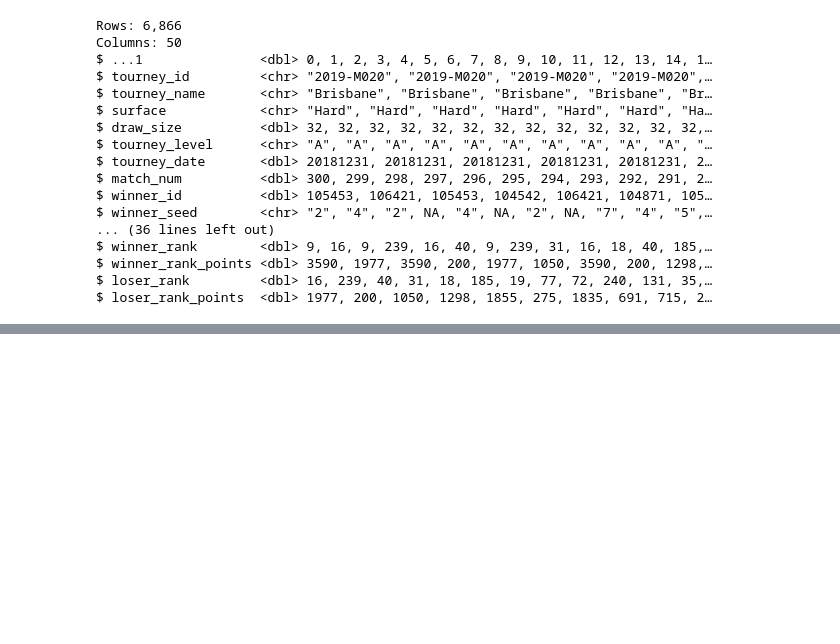
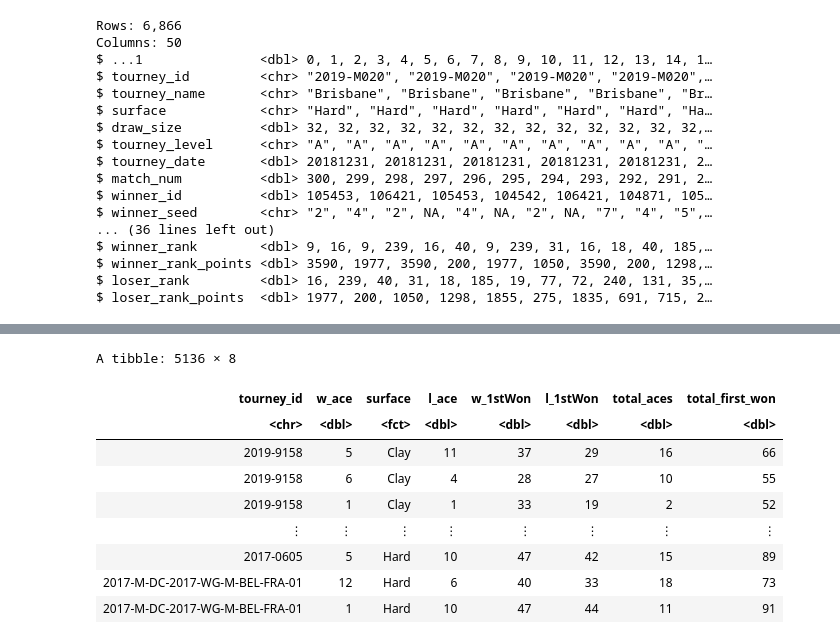
Before and after one commit to tobiassoo/Group202023W2, a Jupyter notebook: working_document.ipynb, the cells around one changed output, grey strips where cells are left out. Drawn from its saved outputs; the diff is of its cells as text; code cells hidden in the pictures; blank space fills up the shorter version.

```diff
--- a/working_document.ipynb
+++ b/working_document.ipynb
@@ -74,0 +60,20 @@ A tibble: 6849 × 9
+# %%
+#Splitting the dataset into training and testing sets
+set.seed(1234)
+
+tennis_split<-initial_split(filtered_data,prop=0.75,strata=surface)
+tennis_train<-training(tennis_split)
+tennis_test<-testing(tennis_split)
+
+tennis_train
+# %% [output]
+A tibble: 5136 × 8
+| tourney_id | w_ace | surface | l_ace | w_1stWon | l_1stWon | total_aces | total_first_won |
+| <chr> | <dbl> | <fct> | <dbl> | <dbl> | <dbl> | <dbl> | <dbl> |
+| 2019-9158 | 5 | Clay | 11 | 37 | 29 | 16 | 66 |
+| 2019-9158 | 6 | Clay | 4 | 28 | 27 | 10 | 55 |
+| 2019-9158 | 1 | Clay | 1 | 33 | 19 | 2 | 52 |
+| ⋮ | ⋮ | ⋮ | ⋮ | ⋮ | ⋮ | ⋮ | ⋮ |
+| 2017-0605 | 5 | Hard | 10 | 47 | 42 | 15 | 89 |
+| 2017-M-DC-2017-WG-M-BEL-FRA-01 | 12 | Hard | 6 | 40 | 33 | 18 | 73 |
+| 2017-M-DC-2017-WG-M-BEL-FRA-01 | 1 | Hard | 10 | 47 | 44 | 11 | 91 |
```
Also changed, not shown: parts of 6 cells of this notebook.
